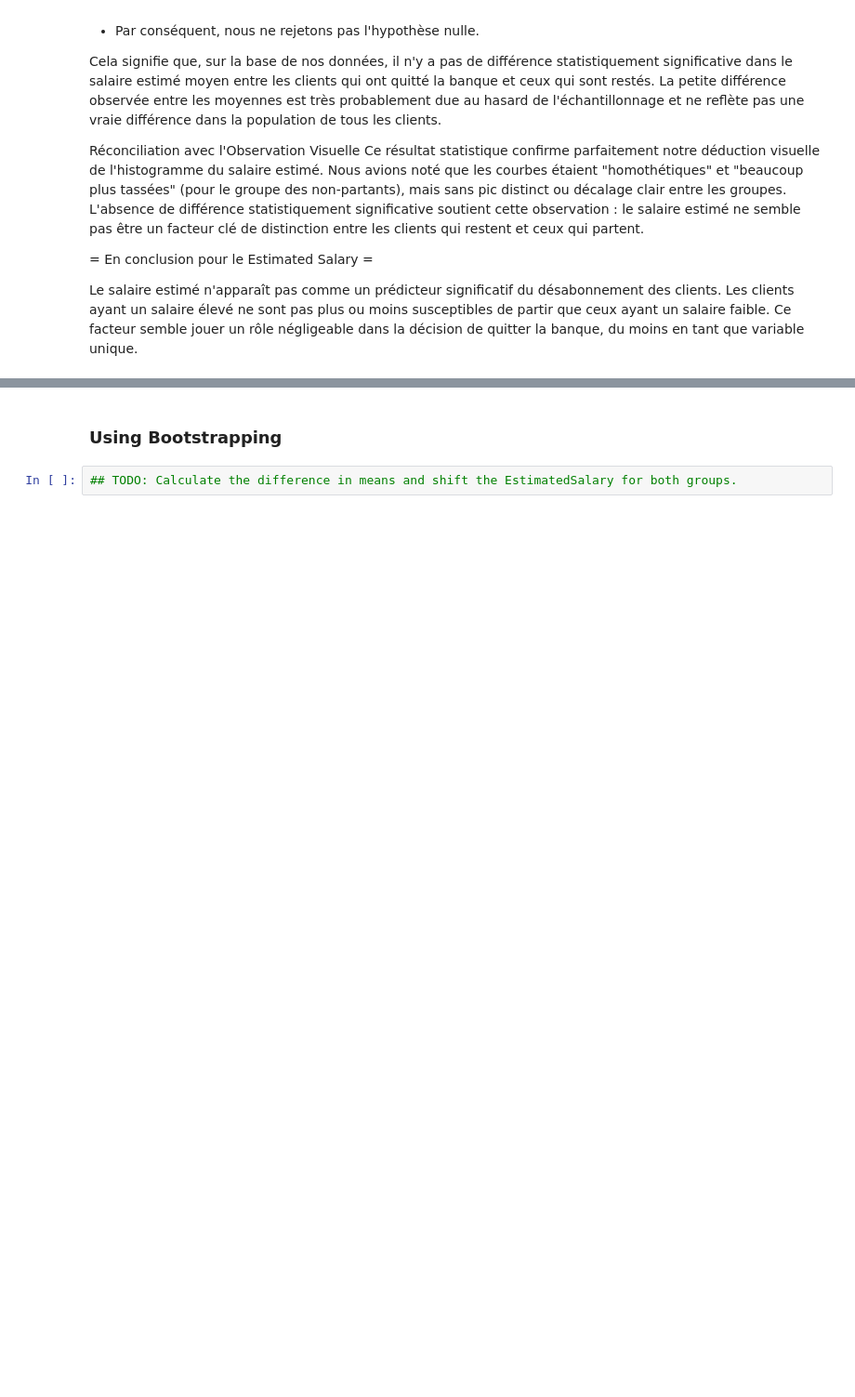
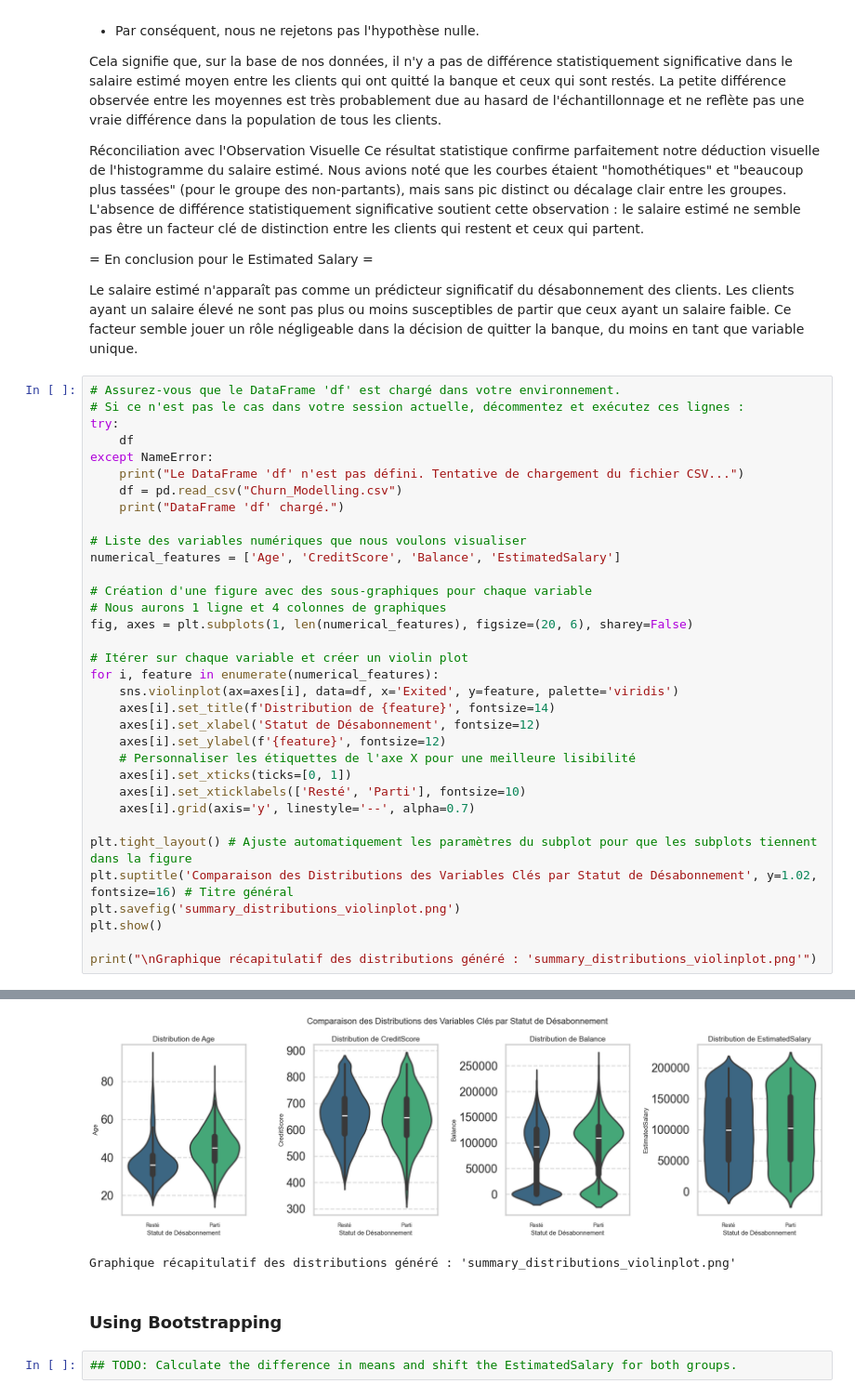
Before and after one commit to TedBerlin/GenAI-BootCamp, a Jupyter notebook: Overview/Week4/Day4/DC/DailyChallenge_StatforML.ipynb, the cells around one changed output, grey strips where cells are left out. Shown at 93% size. Drawn from its saved outputs; the diff is of its cells as text; blank space fills up the shorter version.

```diff
--- a/Overview/Week4/Day4/DC/DailyChallenge_StatforML.ipynb
+++ b/Overview/Week4/Day4/DC/DailyChallenge_StatforML.ipynb
@@ -1789,3 +1789,38 @@ Ce résultat statistique confirme parfaitement notre déduction visuelle de l'hi
 = En conclusion pour le Estimated Salary =
 
 Le salaire estimé n'apparaît pas comme un prédicteur significatif du désabonnement des clients. Les clients ayant un salaire élevé ne sont pas plus ou moins susceptibles de partir que ceux ayant un salaire faible. Ce facteur semble jouer un rôle négligeable dans la décision de quitter la banque, du moins en tant que variable unique.
+# %%
+# Assurez-vous que le DataFrame 'df' est chargé dans votre environnement.
+# Si ce n'est pas le cas dans votre session actuelle, décommentez et exécutez ces lignes :
+try:
+    df
+except NameError:
+    print("Le DataFrame 'df' n'est pas défini. Tentative de chargement du fichier CSV...")
+    df = pd.read_csv("Churn_Modelling.csv")
+    print("DataFrame 'df' chargé.")
+
+# Liste des variables numériques que nous voulons visualiser
+numerical_features = ['Age', 'CreditScore', 'Balance', 'EstimatedSalary']
+
+# Création d'une figure avec des sous-graphiques pour chaque variable
+# Nous aurons 1 ligne et 4 colonnes de graphiques
+fig, axes = plt.subplots(1, len(numerical_features), figsize=(20, 6), sharey=False)
+
+# Itérer sur chaque variable et créer un violin plot
+for i, feature in enumerate(numerical_features):
+    sns.violinplot(ax=axes[i], data=df, x='Exited', y=feature, palette='viridis')
+    axes[i].set_title(f'Distribution de {feature}', fontsize=14)
+    axes[i].set_xlabel('Statut de Désabonnement', fontsize=12)
+    axes[i].set_ylabel(f'{feature}', fontsize=12)
+    # Personnaliser les étiquettes de l'axe X pour une meilleure lisibilité
+    axes[i].set_xticks(ticks=[0, 1])
+    axes[i].set_xticklabels(['Resté', 'Parti'], fontsize=10)
+    axes[i].grid(axis='y', linestyle='--', alpha=0.7)
+
+plt.tight_layout() # Ajuste automatiquement les paramètres du subplot pour que les subplots tiennent dans la figure
+plt.suptitle('Comparaison des Distributions des Variables Clés par Statut de Désabonnement', y=1.02, fontsize=16) # Titre général
+plt.savefig('summary_distributions_violinplot.png')
+plt.show()
+
+print("\nGraphique récapitulatif des distributions généré : 'summary_distributions_violinplot.png'")
+# %% [output]
@@ -1792,3 +1842,5 @@ Le salaire estimé n'apparaît pas comme un prédicteur significatif du désabon
+[figure, added]
+Graphique récapitulatif des distributions généré : 'summary_distributions_violinplot.png'
 # %% [markdown]
 ### Using Bootstrapping
 # %%
```
Also changed, not shown: parts of 9 cells of this notebook, 1 other file.
